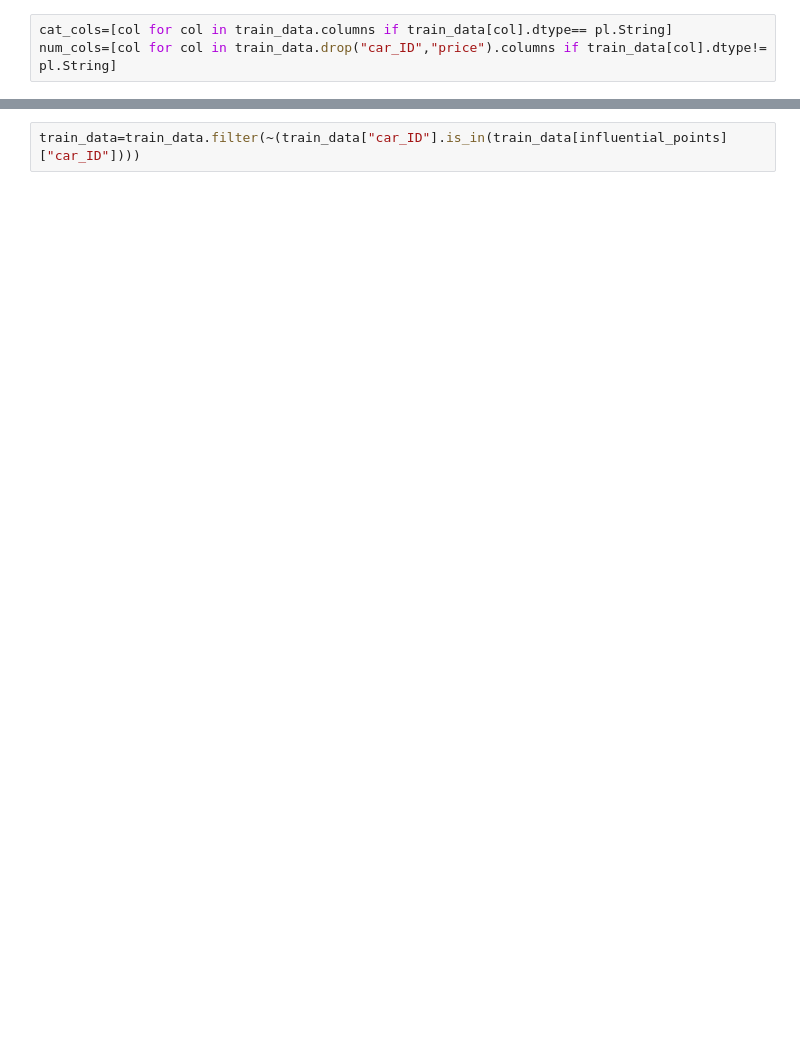
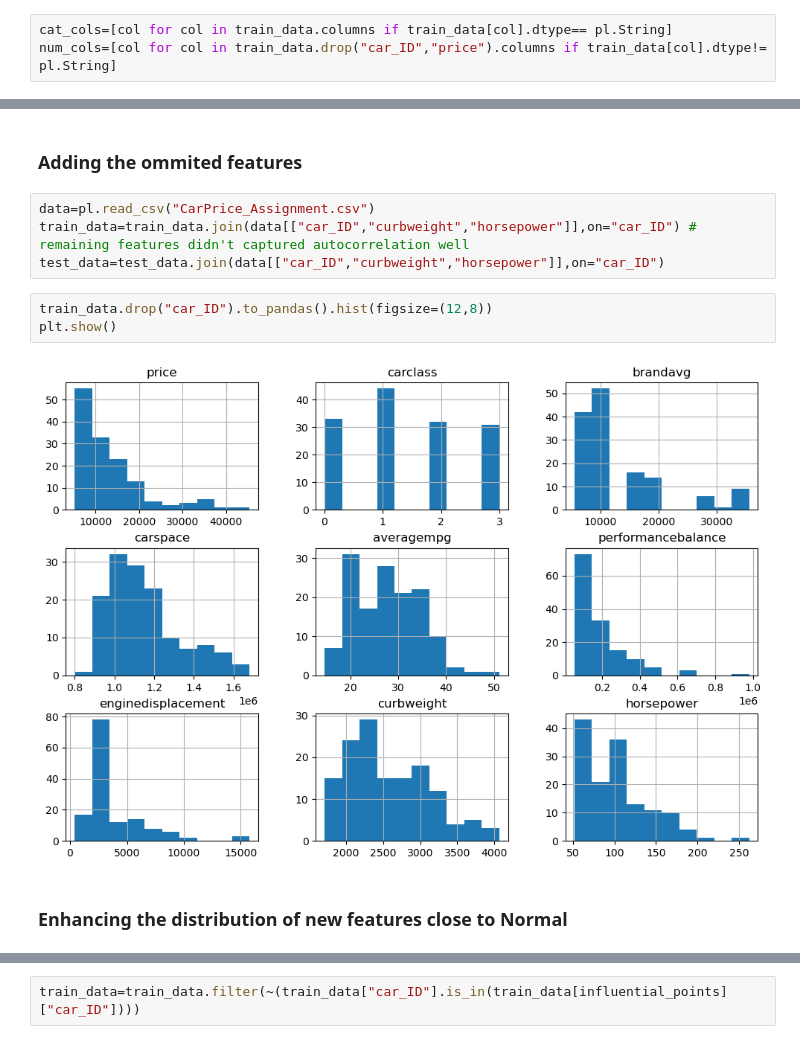
Before and after one commit to Ravikumarchavva/ML_Playground, a Jupyter notebook: week1_regressionAnalysis/Day5_ErrorAnalysis/ErrorAnalysis.ipynb, the cells around one changed output, grey strips where cells are left out. Saved outputs shown, nothing was run; the diff lists cells and outputs as text; blank space fills up the shorter version.

```diff
--- a/week1_regressionAnalysis/Day5_ErrorAnalysis/ErrorAnalysis.ipynb
+++ b/week1_regressionAnalysis/Day5_ErrorAnalysis/ErrorAnalysis.ipynb
@@ -188,0 +209,13 @@ sns.pairplot(train_data.drop("car_ID").to_pandas(),y_vars='price')
+# %% [markdown]
+### Adding the ommited features
+# %%
+data=pl.read_csv("CarPrice_Assignment.csv")
+train_data=train_data.join(data[["car_ID","curbweight","horsepower"]],on="car_ID") # remaining features didn't captured autocorrelation well
+test_data=test_data.join(data[["car_ID","curbweight","horsepower"]],on="car_ID")
+# %%
+train_data.drop("car_ID").to_pandas().hist(figsize=(12,8))
+plt.show()
+# %% [output]
+[figure, added]
+# %% [markdown]
+### Enhancing the distribution of new features close to Normal
```
Also changed, not shown: parts of 53 cells of this notebook, 30 other files.
